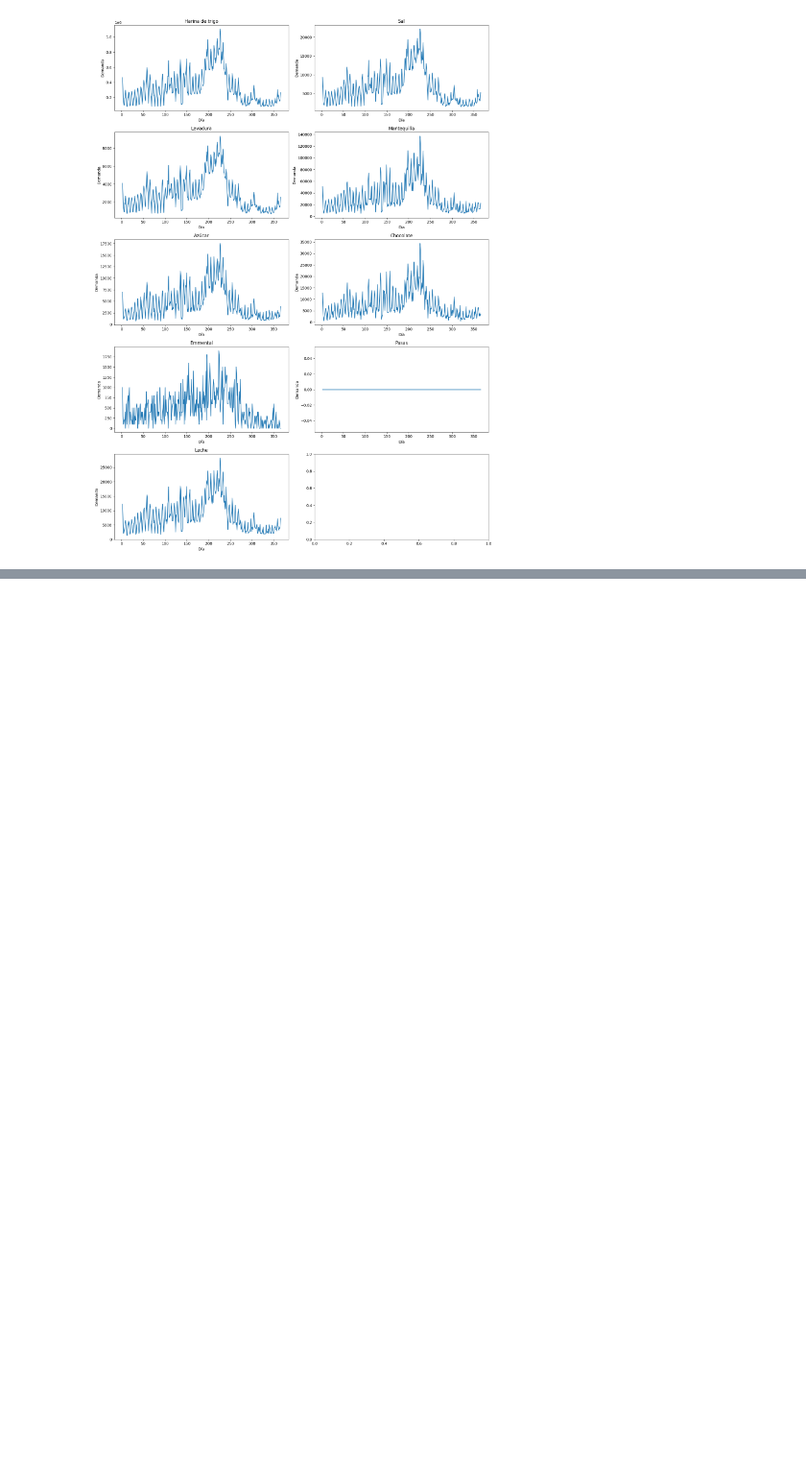
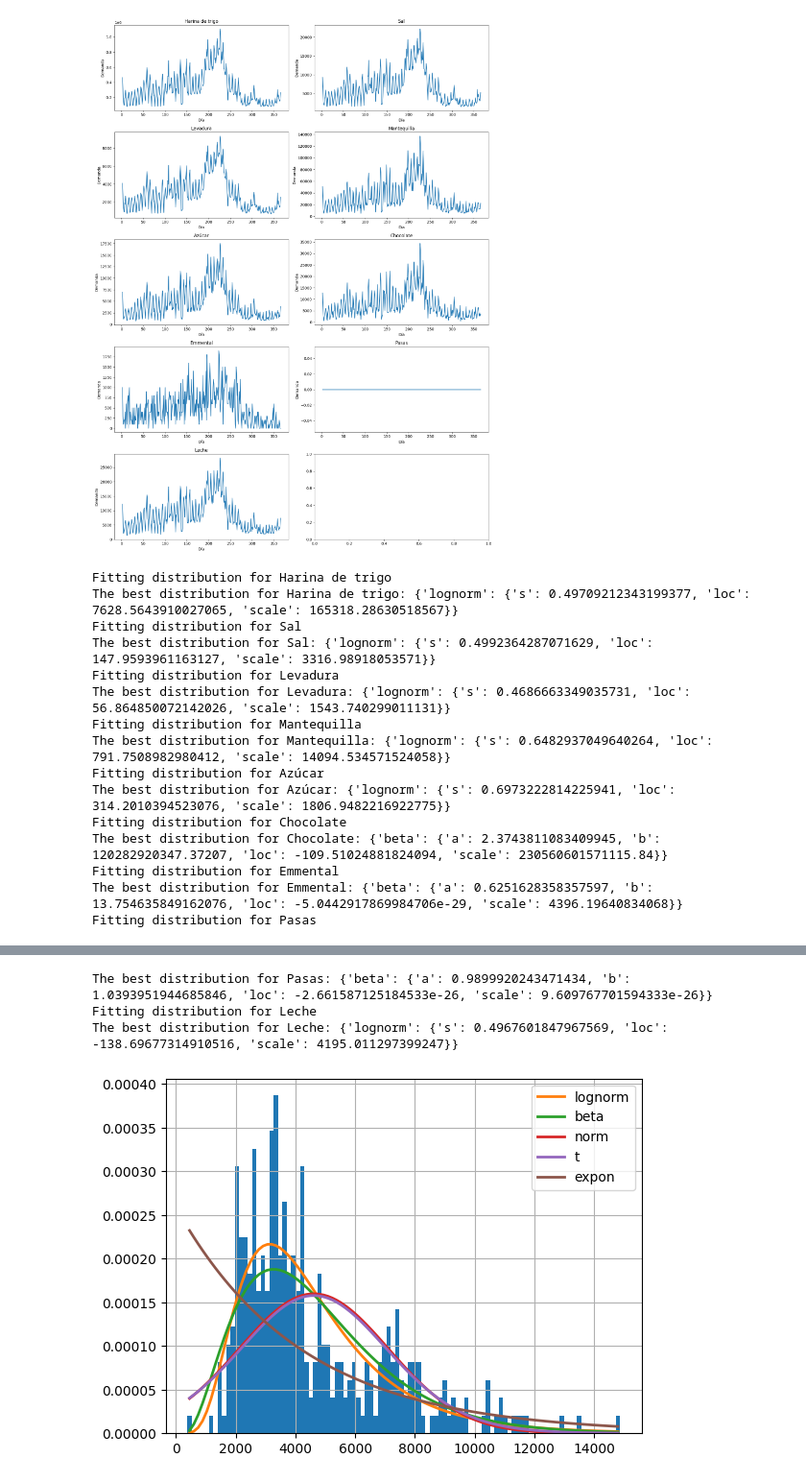
Before and after one commit to enzo418/io-abc-xyz, a Jupyter notebook: notebooks/analisis-abc-xyz.ipynb, the cells around one changed output, grey strips where cells are left out. Shown at 96% size. Cells and saved outputs as stored; diff of their text form; code cells hidden in the pictures; blank space fills up the shorter version.

Commit message:
Add fitter to find the best fit for the data

```diff
--- a/notebooks/analisis-abc-xyz.ipynb
+++ b/notebooks/analisis-abc-xyz.ipynb
@@ -697,3 +714,39 @@ plt.tight_layout()
 plt.show()
 # %% [output]
 [figure]
+# %%
+import pandas as pd
+from fitter import Fitter
+
+# Load the data from the CSV file
+data = pd.read_csv("../data/Ingredientes x dia - Hoja 3.csv")
+
+# Iterate over each column in the data (excluding 'dia')
+for column in data.columns[1:]:
+    print(f"Fitting distribution for {column}")
+    quantity_data = data[column]
+
+    # Use Fitter to find the best fitting distribution
+    f = Fitter(quantity_data)
+    f.fit()
+
+    # Print the summary of the fitting
+    f.summary()
+
+    print(f'The best distribution for {column}:', f.get_best())
+# %% [output]
+Fitting distribution for Harina de trigo
+The best distribution for Harina de trigo: {'lognorm': {'s': 0.49709212343199377, 'loc': 7628.5643910027065, 'scale': 165318.28630518567}}
+Fitting distribution for Sal
+The best distribution for Sal: {'lognorm': {'s': 0.4992364287071629, 'loc': 147.9593961163127, 'scale': 3316.98918053571}}
+Fitting distribution for Levadura
+The best distribution for Levadura: {'lognorm': {'s': 0.4686663349035731, 'loc': 56.864850072142026, 'scale': 1543.740299011131}}
+Fitting distribution for Mantequilla
+The best distribution for Mantequilla: {'lognorm': {'s': 0.6482937049640264, 'loc': 791.7508982980412, 'scale': 14094.534571524058}}
+Fitting distribution for Azúcar
+The best distribution for Azúcar: {'lognorm': {'s': 0.6973222814225941, 'loc': 314.2010394523076, 'scale': 1806.9482216922775}}
+Fitting distribution for Chocolate
+The best distribution for Chocolate: {'beta': {'a': 2.3743811083409945, 'b': 120282920347.37207, 'loc': -109.51024881824094, 'scale': 230560601571115.84}}
+Fitting distribution for Emmental
+The best distribution for Emmental: {'beta': {'a': 0.6251628358357597, 'b': 13.754635849162076, 'loc': -5.0442917869984706e-29, 'scale': 4396.19640834068}}
+Fitting distribution for Pasas
@@ -699,0 +754,4 @@ plt.show()
+The best distribution for Pasas: {'beta': {'a': 0.9899920243471434, 'b': 1.0393951944685846, 'loc': -2.661587125184533e-26, 'scale': 9.609767701594333e-26}}
+Fitting distribution for Leche
+The best distribution for Leche: {'lognorm': {'s': 0.4967601847967569, 'loc': -138.69677314910516, 'scale': 4195.011297399247}}
+[figure, added]
```
Also changed, not shown: parts of 2 cells of this notebook, 4 other files.
